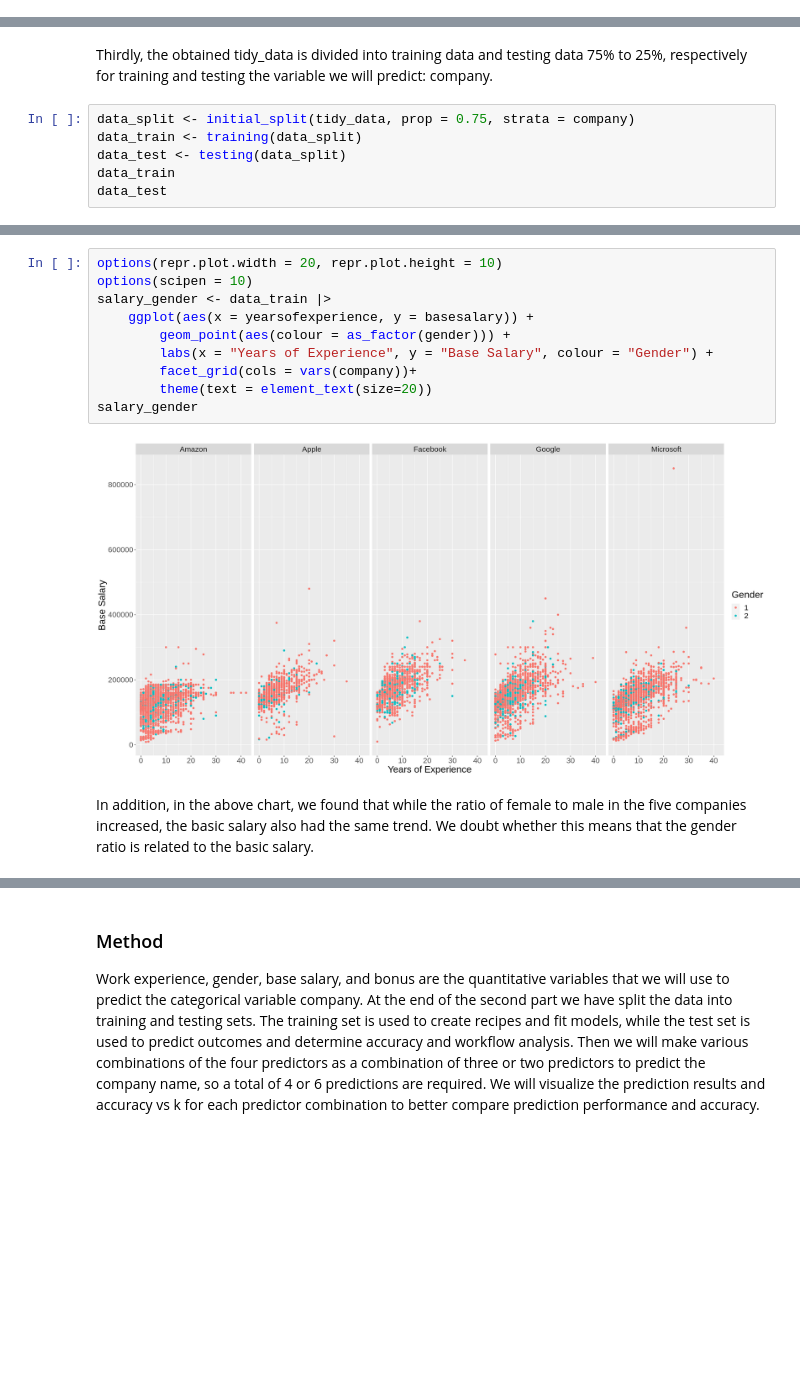
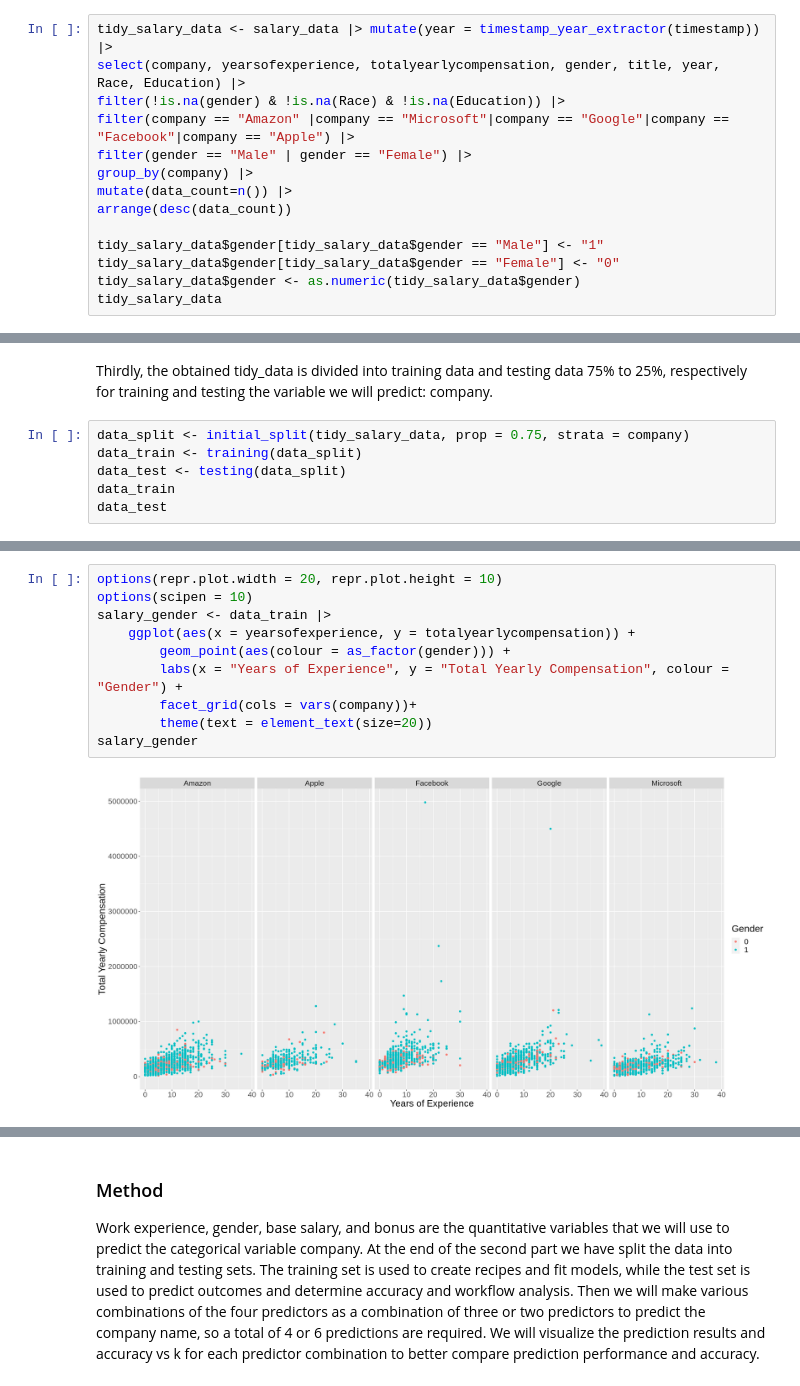
Before and after one commit to EdrickBelmiro/CareerPredictorDSCI100, a Jupyter notebook: Proposal- Group 19.ipynb, the cells around one changed output, grey strips where cells are left out. Drawn from its saved outputs; the diff is of its cells as text; blank space fills up the shorter version.

Commit message:
plot

```diff
--- a/Proposal- Group 19.ipynb
+++ b/Proposal- Group 19.ipynb
@@ -104,0 +157,14 @@ A grouped_df: 15118 × 6
+# %%
+tidy_salary_data <- salary_data |> mutate(year = timestamp_year_extractor(timestamp)) |>
+select(company, yearsofexperience, totalyearlycompensation, gender, title, year, Race, Education) |>
+filter(!is.na(gender) & !is.na(Race) & !is.na(Education)) |>
+filter(company == "Amazon" |company == "Microsoft"|company == "Google"|company == "Facebook"|company == "Apple") |>
+filter(gender == "Male" | gender == "Female") |>
+group_by(company) |>
+mutate(data_count=n()) |>
+arrange(desc(data_count))
+
+tidy_salary_data$gender[tidy_salary_data$gender == "Male"] <- "1"
+tidy_salary_data$gender[tidy_salary_data$gender == "Female"] <- "0"
+tidy_salary_data$gender <- as.numeric(tidy_salary_data$gender)
+tidy_salary_data
@@ -105,7 +182,7 @@ A grouped_df: 15118 × 6
 # %% [markdown]
 Thirdly, the obtained tidy_data is divided into training data and testing data 75% to 25%, respectively for training and testing the variable we will predict: company.
 # %%
-data_split <- initial_split(tidy_data, prop = 0.75, strata = company)
+data_split <- initial_split(tidy_salary_data, prop = 0.75, strata = company)
 data_train <- training(data_split)
 data_test <- testing(data_split)
 data_train
@@ -174,17 +228,15 @@ gender_distribution
 # %%
 options(repr.plot.width = 20, repr.plot.height = 10)
 options(scipen = 10)
 salary_gender <- data_train |>
-    ggplot(aes(x = yearsofexperience, y = basesalary)) +
+    ggplot(aes(x = yearsofexperience, y = totalyearlycompensation)) +
         geom_point(aes(colour = as_factor(gender))) +
-        labs(x = "Years of Experience", y = "Base Salary", colour = "Gender") +
+        labs(x = "Years of Experience", y = "Total Yearly Compensation", colour = "Gender") +
         facet_grid(cols = vars(company))+
         theme(text = element_text(size=20))
 salary_gender
 # %% [output]
-[figure, old version]
+[figure, new version]
-# %% [markdown]
-In addition, in the above chart, we found that while the ratio of female to male in the five companies increased, the basic salary also had the same trend. We doubt whether this means that the gender ratio is related to the basic salary.
 # %%
 options(repr.plot.width = 20, repr.plot.height = 10)
 options(scipen = 10)
```
Also changed, not shown: parts of 20 cells of this notebook.
